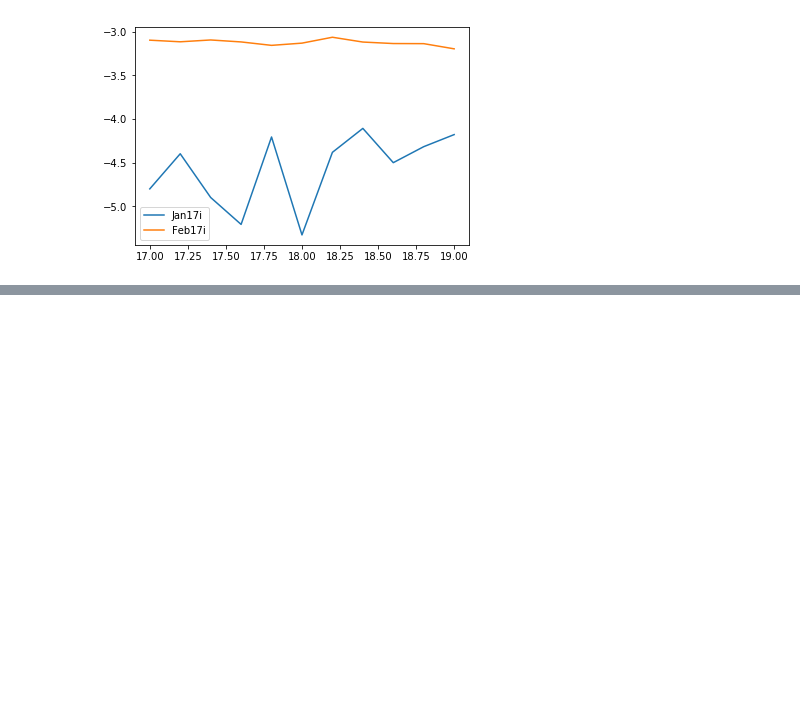
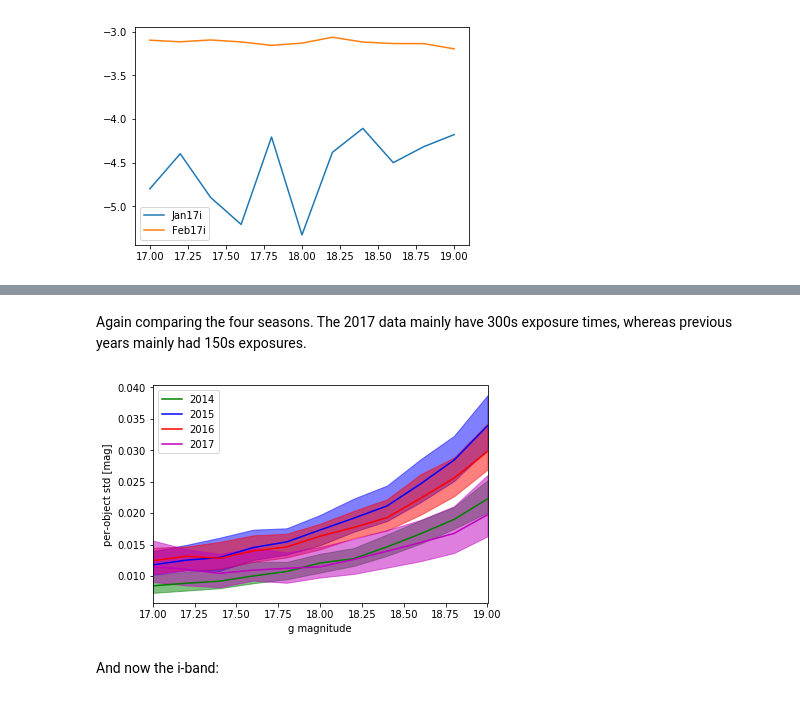
Before and after one commit to imcgreer/idmrm, a Jupyter notebook: notebooks/BokPhotAnalysis.ipynb, the cells around one changed output, grey strips where cells are left out. Cells and saved outputs as stored; diff of their text form; code cells hidden in the pictures; blank space fills up the shorter version.

```diff
--- a/notebooks/BokPhotAnalysis.ipynb
+++ b/notebooks/BokPhotAnalysis.ipynb
@@ -211,0 +253,8 @@ plot_compare_scatters([ps2014g,ps2015g,ps2016g],['2014','2015','2016'],'gbr')
+# %% [markdown]
+Again comparing the four seasons. The 2017 data mainly have 300s exposure times, whereas previous years mainly had 150s exposures.
+# %%
+plot_compare_scatters(procOct2017.values(),procOct2017.keys(),'gbrm')
+# %% [output]
+[figure, added]
+# %% [markdown]
+And now the i-band:
```
Also changed, not shown: parts of 26 cells of this notebook, 1 other file.
